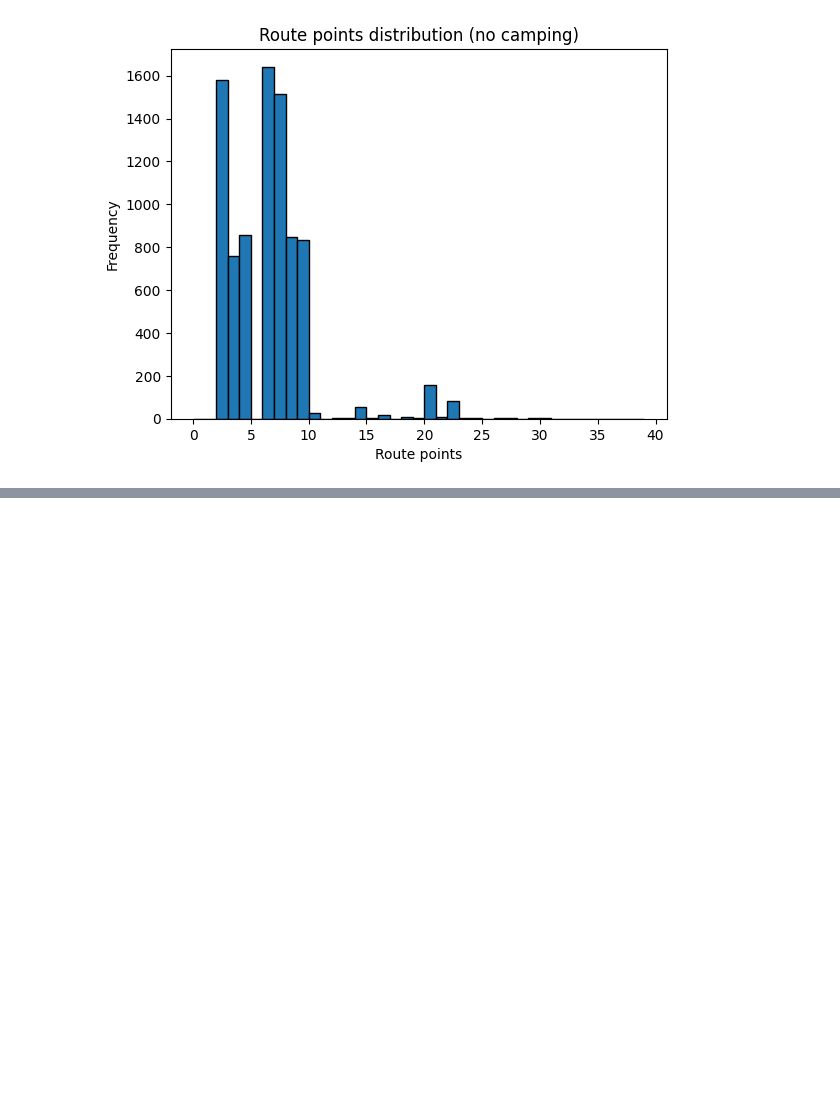
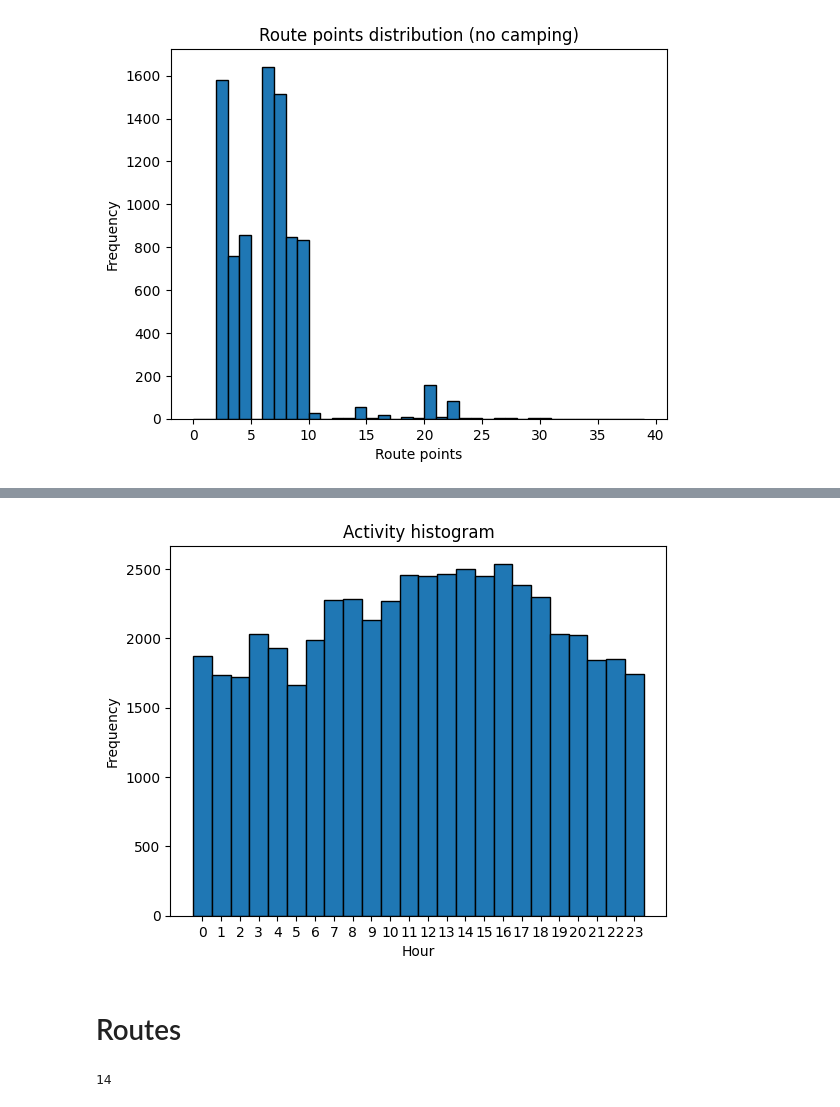
Before and after one commit to R3dKar/vast-2017-mc1, a Jupyter notebook: analysis/transit.ipynb, the cells around one changed output, grey strips where cells are left out. Drawn from its saved outputs; the diff is of its cells as text; code cells hidden in the pictures; blank space fills up the shorter version.

```diff
--- a/analysis/transit.ipynb
+++ b/analysis/transit.ipynb
@@ -154,0 +99,15 @@ fig.show()
+# %%
+plt.bar(np.arange(24), heatmap_data.sum(axis=0), 1, edgecolor='black', align='center')
+plt.xlabel('Hour')
+plt.ylabel('Frequency')
+plt.title('Activity histogram')
+plt.xticks(np.arange(24))
+plt.show()
+# %% [output]
+[figure, added]
+# %% [markdown]
+# Routes
+# %%
+max(len(route) for route in routes_no_camping.values() if route[0].car_type != '2P')
+# %% [output]
+14
```
Also changed, not shown: parts of 7 cells of this notebook, 4 other files.
